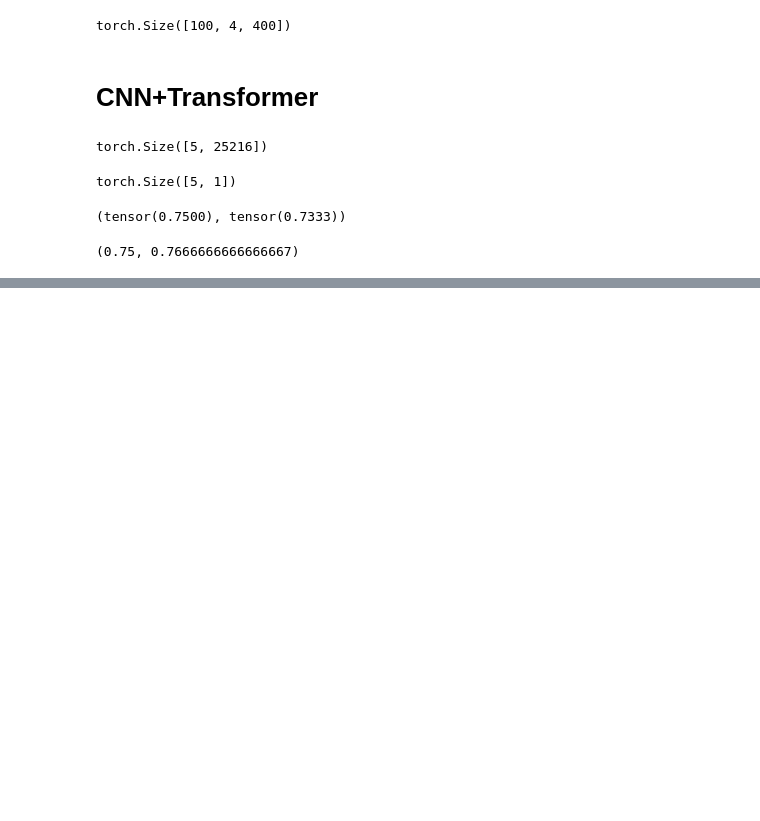
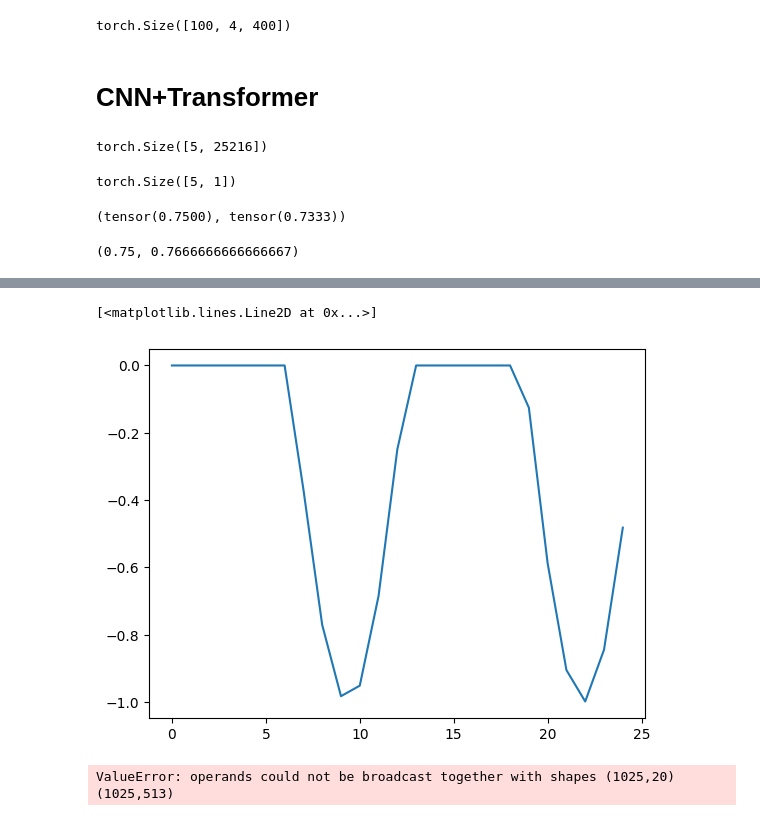
Before and after one commit to AlanConstantine/TPMER, a Jupyter notebook: test.ipynb, the cells around one changed output, grey strips where cells are left out. Drawn from its saved outputs; the diff is of its cells as text; code cells hidden in the pictures; blank space fills up the shorter version.

```diff
--- a/test.ipynb
+++ b/test.ipynb
@@ -677,0 +725,9 @@ accuracy_score(preds.numpy(), target.numpy()), f1_score(preds.numpy(), target.nu
+# %%
+threshold = np.percentile(masked_signal_freq, 50)
+amplitude_mask = np.zeros(len(masked_signal_freq))
+amplitude_mask[masked_signal_freq < threshold] = 1
+masked_signal_amp = masked_signal_freq * amplitude_mask
+plt.plot(masked_signal_amp)
+# %% [output]
+[<matplotlib.lines.Line2D at 0x...>]
+[figure, added]
@@ -677,0 +736,14 @@ accuracy_score(preds.numpy(), target.numpy()), f1_score(preds.numpy(), target.nu
+# %%
+win_size = 1024
+overlap = int(win_size/2)
+spec = np.abs(librosa.stft(x_noisy))
+
+spec_noise_est = np.percentile(spec, 10, axis=1)
+spec_noise_est = np.repeat(spec_noise_est, win_size//2+1).reshape((win_size//2+1, -1)).T
+spec_mask = np.zeros_like(spec)
+spec_mask[:, spec < spec_noise_est] = 1
+spec_subtracted = spec - (spec_mask * spec_noise_est)
+
+signal_specsub = librosa.istft(spec_subtracted, hop_length=overlap)
+# %% [output]
+ValueError: operands could not be broadcast together with shapes (1025,20) (1025,513)
```
Also changed, not shown: parts of 6 cells of this notebook, 7 other files.
